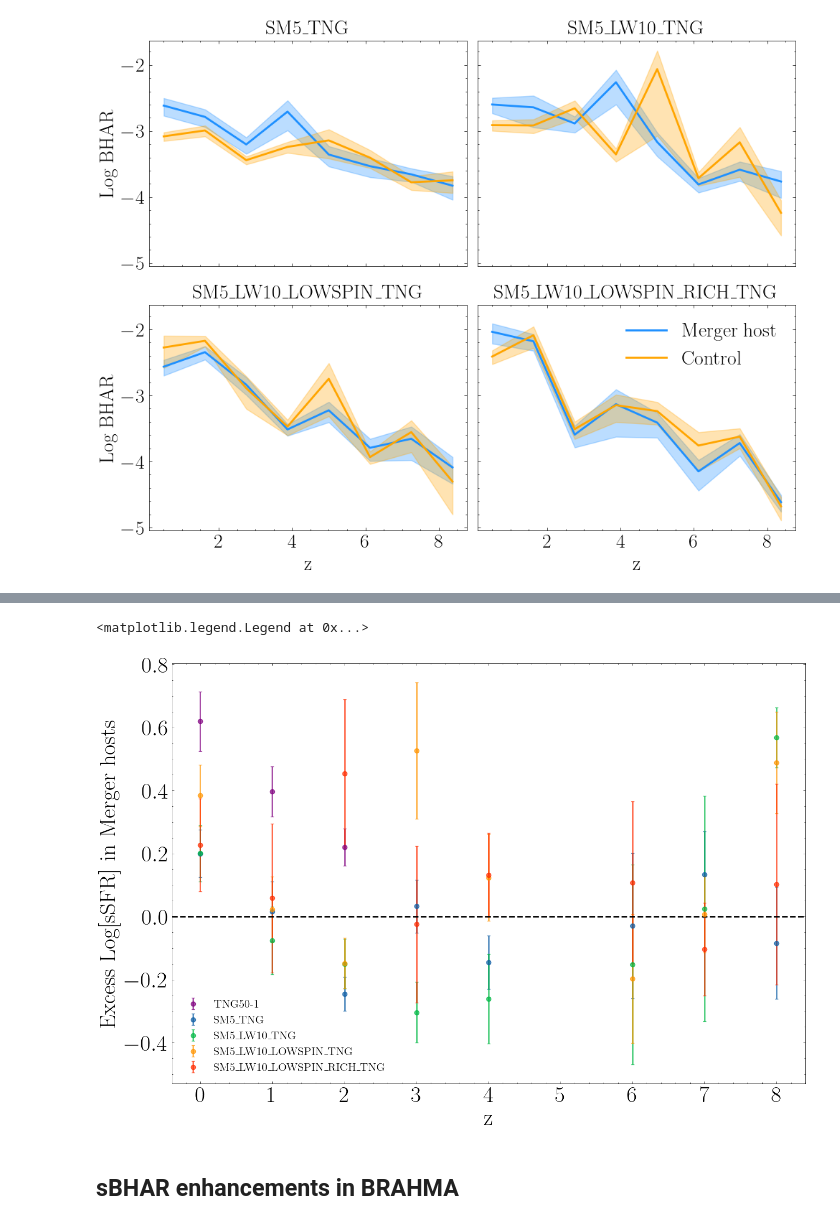
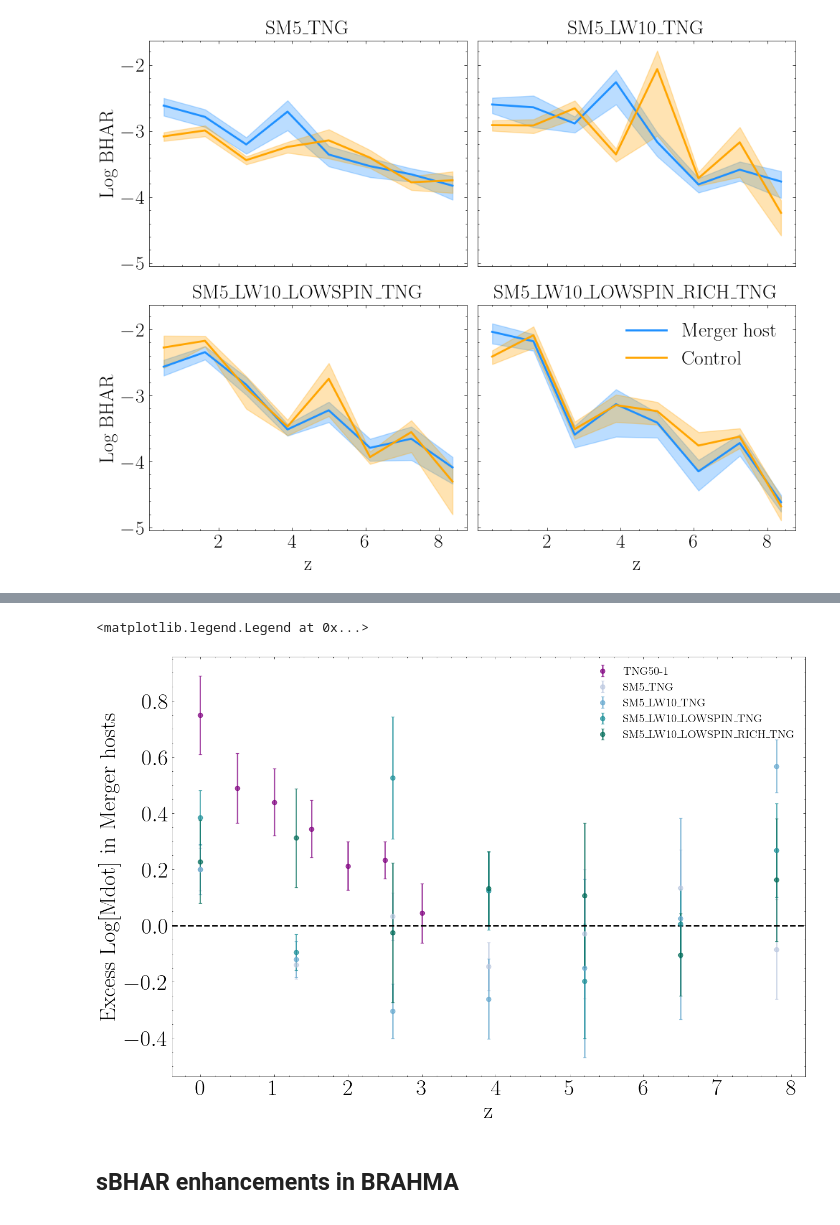
Before and after one commit to pranav-satheesh/host_galaxies, a Jupyter notebook: notebooks/enhancement_plot_notebooks/host_galaxy_enhancements.ipynb, the cells around one changed output, grey strips where cells are left out. Drawn from its saved outputs; the diff is of its cells as text; code cells hidden in the pictures.

Commit message:
brahma enhancement plots updated with adaptive binnning scheme

```diff
--- a/notebooks/enhancement_plot_notebooks/host_galaxy_enhancements.ipynb
+++ b/notebooks/enhancement_plot_notebooks/host_galaxy_enhancements.ipynb
@@ -102,0 +75,3 @@ print(zbin_width,z_bins,N_values)
+# %%
+brahma_zbins = hostplot.find_brahma_adaptive_z_bins(brahma_sim_obj,brahma_simName_array,z_lower=0,z_max=15,zbin_width=0.4,min_N_values=5)
+print('Brahma common zbins:',brahma_zbins)
@@ -171,16 +188,16 @@ fig.tight_layout()
 # %%
-z_bins = np.arange(0,10,1)
-z_bins_tng = np.arange(0,4,1)
+z_bins = np.arange(0,10,1.3)
+z_bins_tng = np.arange(0,4,0.5)
 
 hostplot.set_plot_style(linewidth=2, titlesize=30,labelsize=30,ticksize=30,legendsize=20)
 fig,ax = plt.subplots(1,1,figsize=(15,10))
 
 
 avg_sSFR_tng,std_sSFR_tng = hostplot.sSFR_enhancement_calculate(TNG_50_control,z_bins_tng)
-ax.errorbar(z_bins_tng[:-1],avg_sSFR_tng,yerr=std_sSFR_tng,fmt='o',capsize=2,label='TNG50-1',color='purple',alpha=0.7)
+ax.errorbar(z_bins_tng[:-1]+np.diff(z_bins_tng)/2,avg_sSFR_tng,yerr=std_sSFR_tng,fmt='o',capsize=2,label='TNG50-1',color='purple',alpha=0.7)
 for i,sim in enumerate(brahma_simName_array):
-    avg_sSFR_enh,std_sSFR_enh = hostplot.sSFR_enhancement_calculate(brahma_sim_obj[sim],z_bins)
-    ax.errorbar(z_bins[:-1],avg_sSFR_enh,yerr=std_sSFR_enh,fmt='o',capsize=2,label=sim,color=brahma_sim_colors[sim],alpha=0.7)
+    avg_sSFR_enh,std_sSFR_enh = hostplot.sSFR_enhancement_calculate(brahma_sim_obj[sim],brahma_sims_zbin)
+    ax.errorbar(brahma_sims_zbin[:-1]+ np.diff(brahma_sims_zbin)/2,avg_sSFR_enh,yerr=std_sSFR_enh,fmt='o',capsize=2,label=sim,color=brahma_sim_colors[sim],alpha=0.7)
 
 ax.set_xlabel('z')
 ax.set_ylabel('Excess Log[sSFR] in Merger hosts')
@@ -225,7 +242,7 @@ fig, axes = plt.subplots(2,2, figsize=(10,8),sharex=True,sharey=True)
 flattened_axes = axes.flatten()
 
 for i,sim in enumerate(brahma_simName_array):
-    ax1 = hostplot.Mdot_evolution_comparison_plot(flattened_axes[i],brahma_sim_obj[sim],z_min=0,z_max=9,z_binsize=1)
+    ax1 = hostplot.Mdot_evolution_comparison_plot(flattened_axes[i],brahma_sim_obj[sim],brahma_sims_zbin))
     ax1.set_title(sim)
 
 axes[0,0].set_ylabel('Log BHAR')
@@ -237,3 +254,22 @@ ax1.legend()
 fig.tight_layout()
 # %% [output]
 [figure]
+# %%
+z_bins = np.arange(0,10,1)
+z_bins_tng = np.arange(0,4,0.5)
+
+
+hostplot.set_plot_style(linewidth=2, titlesize=30,labelsize=30,ticksize=30,legendsize=15)
+fig,ax = plt.subplots(1,1,figsize=(15,10))
+
+
+avg_sSFR_tng,std_sSFR_tng = hostplot.Mdot_enhancement_calculate(TNG_50_control,TNG_50_zbins)
+ax.errorbar(TNG_50_zbins[:-1],avg_sSFR_tng,yerr=std_sSFR_tng,fmt='o',capsize=2,label='TNG50-1',color='purple',alpha=0.7)
+for i,sim in enumerate(brahma_simName_array):
+    avg_sSFR_enh,std_sSFR_enh = hostplot.Mdot_enhancement_calculate(brahma_sim_obj[sim],brahma_zbins)
+    ax.errorbar(brahma_zbins[:-1],avg_sSFR_enh,yerr=std_sSFR_enh,fmt='o',capsize=2,label=sim,color=brahma_sim_colors[sim],alpha=0.7)
+
+ax.set_xlabel('z')
+ax.set_ylabel('Excess Log[Mdot] in Merger hosts')
+ax.axhline(0,linestyle='--',color='k')
+ax.legend()
@@ -240,24 +279,25 @@ fig.tight_layout()
 # %%
 z_bins = np.arange(0,10,1)
-z_bins_tng = np.arange(0,4,1)
+z_bins_tng = np.arange(0,4,0.5)
+
 
 hostplot.set_plot_style(linewidth=2, titlesize=30,labelsize=30,ticksize=30,legendsize=15)
 fig,ax = plt.subplots(1,1,figsize=(15,10))
 
 
 avg_sSFR_tng,std_sSFR_tng = hostplot.Mdot_enhancement_calculate(TNG_50_control,z_bins_tng)
 ax.errorbar(z_bins_tng[:-1],avg_sSFR_tng,yerr=std_sSFR_tng,fmt='o',capsize=2,label='TNG50-1',color='purple',alpha=0.7)
 for i,sim in enumerate(brahma_simName_array):
-    avg_sSFR_enh,std_sSFR_enh = hostplot.Mdot_enhancement_calculate(brahma_sim_obj[sim],z_bins)
-    ax.errorbar(z_bins[:-1],avg_sSFR_enh,yerr=std_sSFR_enh,fmt='o',capsize=2,label=sim,color=brahma_sim_colors[sim],alpha=0.7)
+    avg_sSFR_enh,std_sSFR_enh = hostplot.Mdot_enhancement_calculate(brahma_sim_obj[sim],brahma_sims_zbin)
+    ax.errorbar(brahma_sims_zbin[:-1],avg_sSFR_enh,yerr=std_sSFR_enh,fmt='o',capsize=2,label=sim,color=brahma_sim_colors[sim],alpha=0.7)
 
 ax.set_xlabel('z')
-ax.set_ylabel('Excess Log[sSFR] in Merger hosts')
+ax.set_ylabel('Excess Log[Mdot] in Merger hosts')
 ax.axhline(0,linestyle='--',color='k')
 ax.legend()
 # %% [output]
 <matplotlib.legend.Legend at 0x...>
-[figure, old version]
+[figure, new version]
 # %% [markdown]
 ## sBHAR enhancements in BRAHMA
 # %%
```
Also changed, not shown: parts of 20 cells of this notebook, 2 other files.
